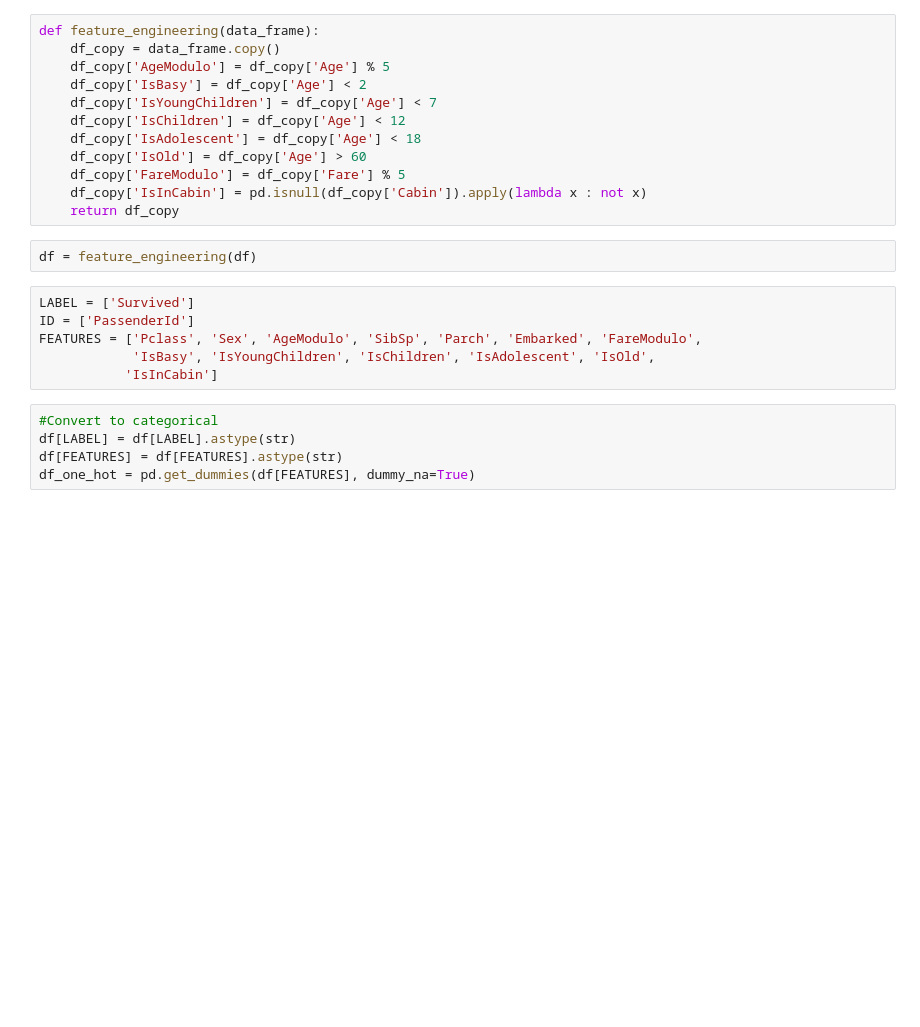
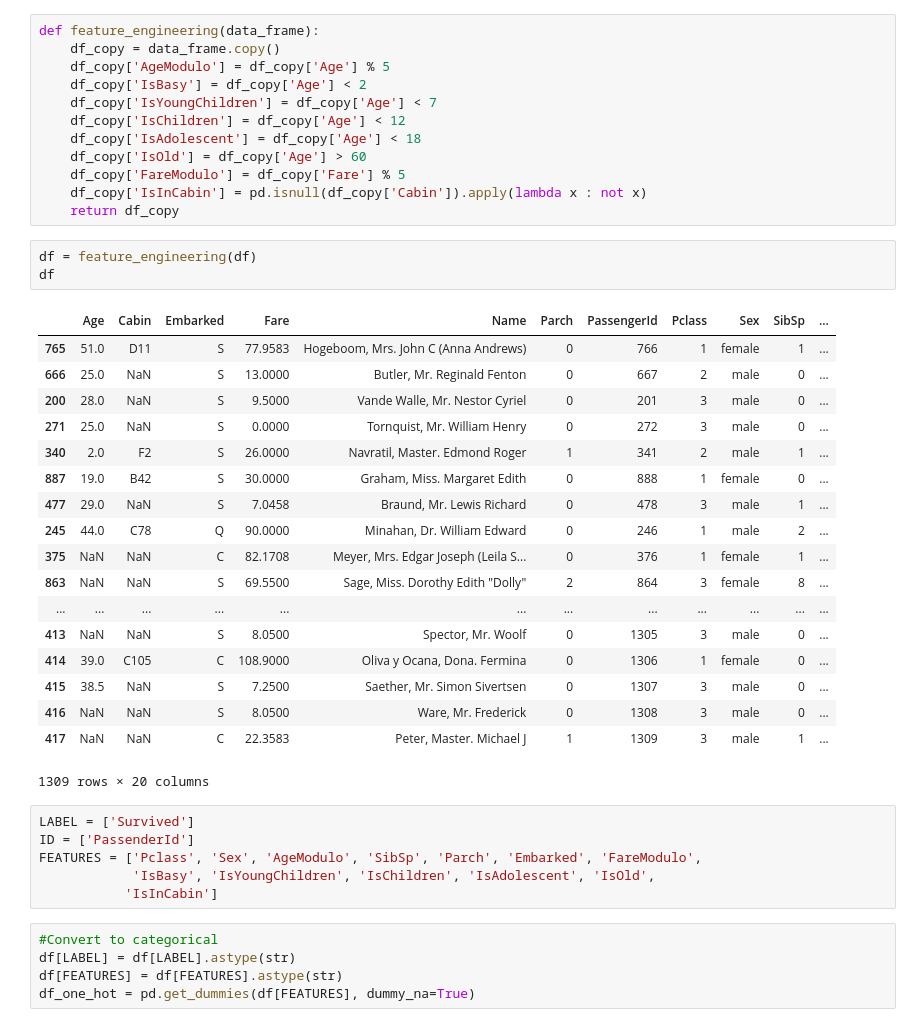
Before and after one commit to KiewanVillatel/kaggle, a Jupyter notebook: titanic/titanic.ipynb, the cells around one changed output. Drawn from its saved outputs; the diff is of its cells as text; blank space fills up the shorter version.

```diff
--- a/titanic/titanic.ipynb
+++ b/titanic/titanic.ipynb
@@ -53,6 +54,26 @@ def feature_engineering(data_frame):
     return df_copy
 # %%
 df = feature_engineering(df)
+df
+# %% [output]
+|  | Age | Cabin | Embarked | Fare | Name | Parch | PassengerId | Pclass | Sex | SibSp | ... |
+| 765 | 51.0 | D11 | S | 77.9583 | Hogeboom, Mrs. John C (Anna Andrews) | 0 | 766 | 1 | female | 1 | ... |
+| 666 | 25.0 | NaN | S | 13.0000 | Butler, Mr. Reginald Fenton | 0 | 667 | 2 | male | 0 | ... |
+| 200 | 28.0 | NaN | S | 9.5000 | Vande Walle, Mr. Nestor Cyriel | 0 | 201 | 3 | male | 0 | ... |
+| 271 | 25.0 | NaN | S | 0.0000 | Tornquist, Mr. William Henry | 0 | 272 | 3 | male | 0 | ... |
+| 340 | 2.0 | F2 | S | 26.0000 | Navratil, Master. Edmond Roger | 1 | 341 | 2 | male | 1 | ... |
+| 887 | 19.0 | B42 | S | 30.0000 | Graham, Miss. Margaret Edith | 0 | 888 | 1 | female | 0 | ... |
+| 477 | 29.0 | NaN | S | 7.0458 | Braund, Mr. Lewis Richard | 0 | 478 | 3 | male | 1 | ... |
+| 245 | 44.0 | C78 | Q | 90.0000 | Minahan, Dr. William Edward | 0 | 246 | 1 | male | 2 | ... |
+| 375 | NaN | NaN | C | 82.1708 | Meyer, Mrs. Edgar Joseph (Leila S... | 0 | 376 | 1 | female | 1 | ... |
+| 863 | NaN | NaN | S | 69.5500 | Sage, Miss. Dorothy Edith "Dolly" | 2 | 864 | 3 | female | 8 | ... |
+| ... | ... | ... | ... | ... | ... | ... | ... | ... | ... | ... | ... |
+| 413 | NaN | NaN | S | 8.0500 | Spector, Mr. Woolf | 0 | 1305 | 3 | male | 0 | ... |
+| 414 | 39.0 | C105 | C | 108.9000 | Oliva y Ocana, Dona. Fermina | 0 | 1306 | 1 | female | 0 | ... |
+| 415 | 38.5 | NaN | S | 7.2500 | Saether, Mr. Simon Sivertsen | 0 | 1307 | 3 | male | 0 | ... |
+| 416 | NaN | NaN | S | 8.0500 | Ware, Mr. Frederick | 0 | 1308 | 3 | male | 0 | ... |
+| 417 | NaN | NaN | C | 22.3583 | Peter, Master. Michael J | 1 | 1309 | 3 | male | 1 | ... |
+1309 rows × 20 columns
 # %%
 LABEL = ['Survived']
 ID = ['PassenderId']
```
Also changed, not shown: parts of 13 cells of this notebook.
